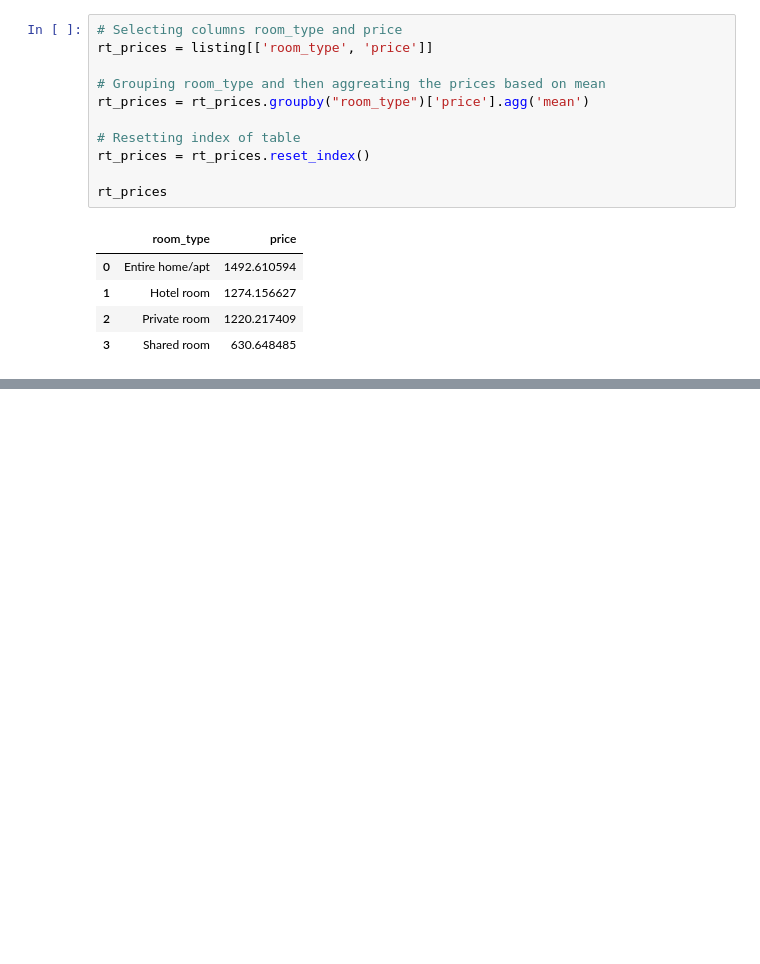
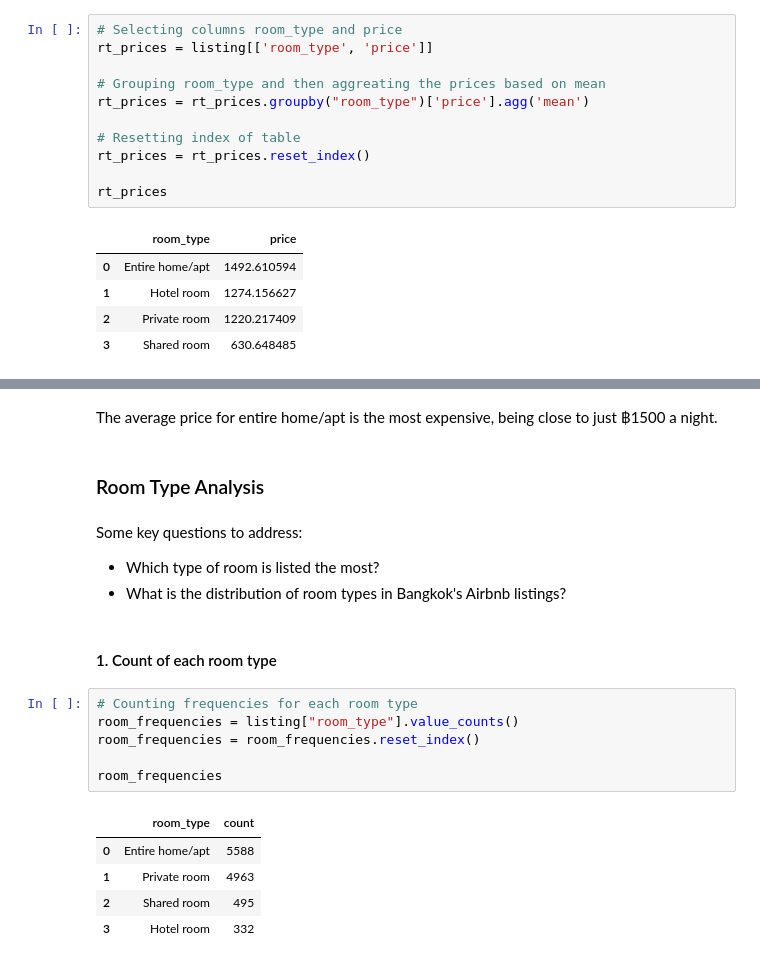
Before and after one commit to jshum17/Airbnb-Listings-Analysis, a Jupyter notebook: notebook.ipynb, the cells around one changed output, grey strips where cells are left out. Drawn from its saved outputs; the diff is of its cells as text; blank space fills up the shorter version.

```diff
--- a/notebook.ipynb
+++ b/notebook.ipynb
@@ -281,0 +284,22 @@ plt.show()
+# %% [markdown]
+The average price for entire home/apt is the most expensive, being close to just ฿1500 a night.
+# %% [markdown]
+### Room Type Analysis
+# %% [markdown]
+Some key questions to address:
+- Which type of room is listed the most?
+- What is the distribution of room types in Bangkok's Airbnb listings?
+# %% [markdown]
+#### 1. Count of each room type
+# %%
+# Counting frequencies for each room type
+room_frequencies = listing["room_type"].value_counts()
+room_frequencies = room_frequencies.reset_index()
+
+room_frequencies
+# %% [output]
+|  | room_type | count |
+| 0 | Entire home/apt | 5588 |
+| 1 | Private room | 4963 |
+| 2 | Shared room | 495 |
+| 3 | Hotel room | 332 |
```
Also changed, not shown: parts of 10 cells of this notebook.
